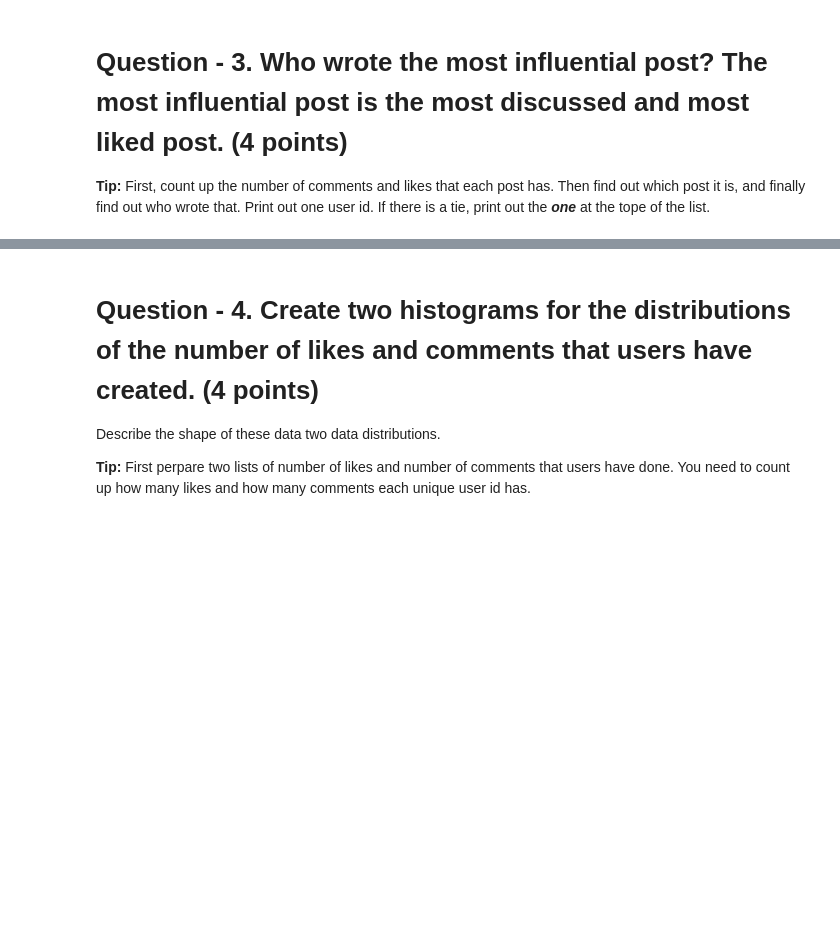
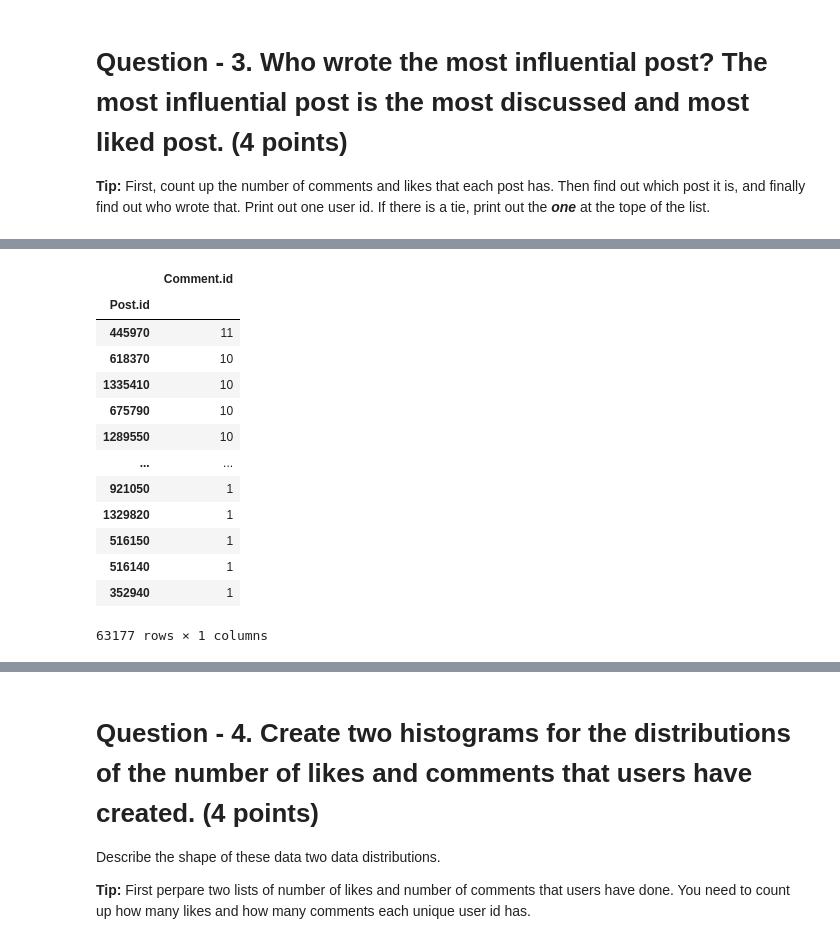
Before and after one commit to BictorFonseca/DataAnalysis, a Jupyter notebook: 329e_HW2 (1).ipynb, the cells around one changed output, grey strips where cells are left out. Saved outputs shown, nothing was run; the diff lists cells and outputs as text; code cells hidden in the pictures; blank space fills up the shorter version.

```diff
--- a/329e_HW2 (1).ipynb
+++ b/329e_HW2 (1).ipynb
@@ -142,0 +170,19 @@ If there is a tie, print out the ***one***  at the tope of the list.
+# %%
+# determine the number of comments for each post
+comm_df = comment_replyOf_post.groupby('Post.id').count().sort_values(by='Comment.id', ascending=False)
+comm_df
+# %% [output]
+|  | Comment.id |
+| Post.id |  |
+| 445970 | 11 |
+| 618370 | 10 |
+| 1335410 | 10 |
+| 675790 | 10 |
+| 1289550 | 10 |
+| ... | ... |
+| 921050 | 1 |
+| 1329820 | 1 |
+| 516150 | 1 |
+| 516140 | 1 |
+| 352940 | 1 |
+63177 rows × 1 columns
```
Also changed, not shown: parts of 12 cells of this notebook.
